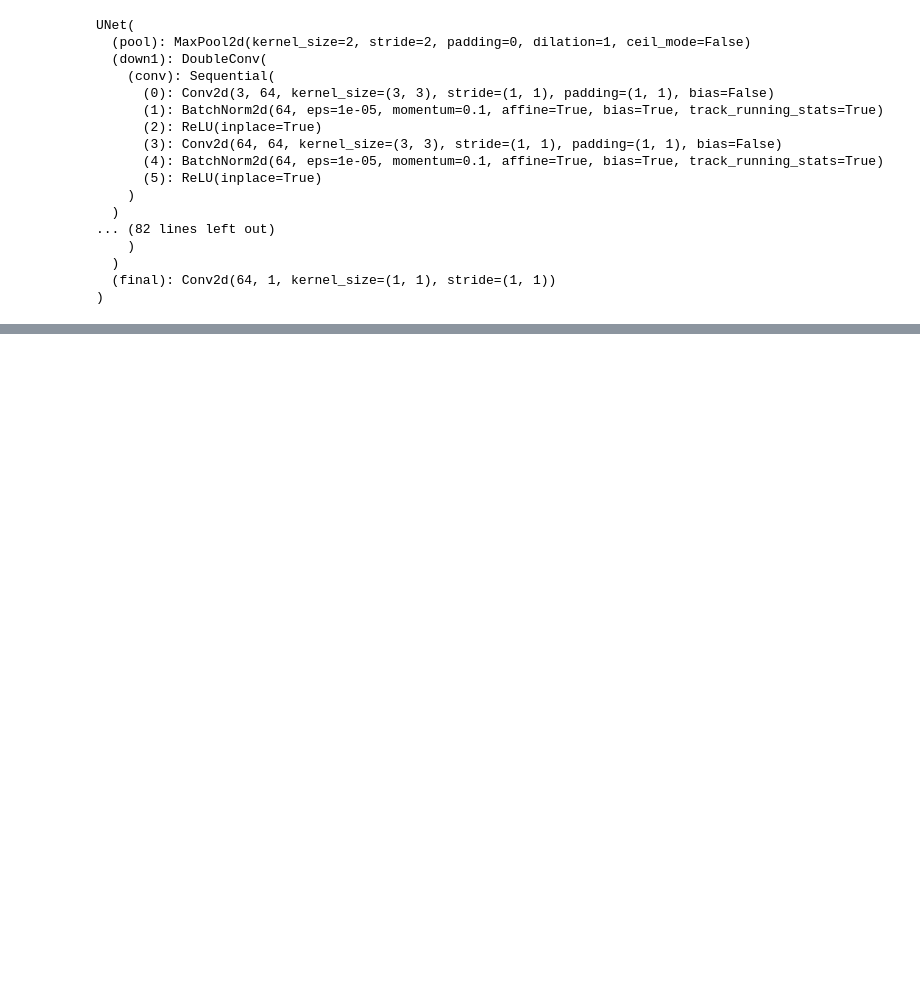
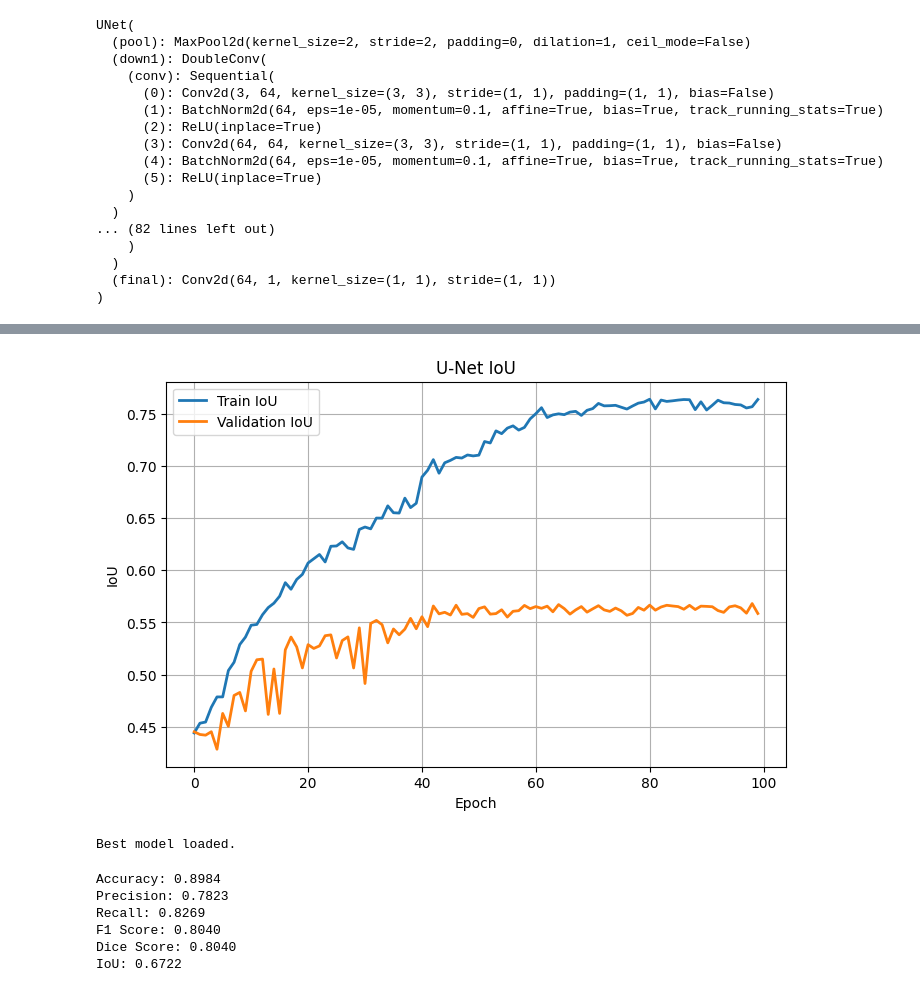
Before and after one commit to krixforge/FusionSAM-Flood-Mapping, a Jupyter notebook: notebooks/02_baseline_unet.ipynb, the cells around one changed output, grey strips where cells are left out. Cells and saved outputs as stored; diff of their text form; code cells hidden in the pictures; blank space fills up the shorter version.

```diff
--- a/notebooks/02_baseline_unet.ipynb
+++ b/notebooks/02_baseline_unet.ipynb
@@ -1220,0 +1086,27 @@ visualize_predictions(
+# %%
+plt.figure(figsize=(8,5))
+
+plt.plot(
+    train_ious,
+    label="Train IoU",
+    linewidth=2
+)
+
+plt.plot(
+    val_ious,
+    label="Validation IoU",
+    linewidth=2
+)
+
+plt.xlabel("Epoch")
+plt.ylabel("IoU")
+
+plt.title("U-Net IoU")
+
+plt.legend()
+
+plt.grid(True)
+
+plt.show()
+# %% [output]
+[figure, added]
@@ -1220,0 +1121,15 @@ visualize_predictions(
+# %%
+model = UNet().to(DEVICE)
+
+model.load_state_dict(
+    torch.load(
+        CHECKPOINT_PATH,
+        map_location=DEVICE
+    )
+)
+
+model.eval()
+
+print("Best model loaded.")
+# %% [output]
+Best model loaded.
@@ -1220,0 +1211,19 @@ visualize_predictions(
+# %%
+results = evaluate_model(
+    model,
+    test_loader,
+    DEVICE
+)
+
+for metric, value in results.items():
+
+    print(
+        f"{metric}: {value:.4f}"
+    )
+# %% [output]
+Accuracy: 0.8984
+Precision: 0.7823
+Recall: 0.8269
+F1 Score: 0.8040
+Dice Score: 0.8040
+IoU: 0.6722
```
Also changed, not shown: parts of 48 cells of this notebook, 1 other file.
